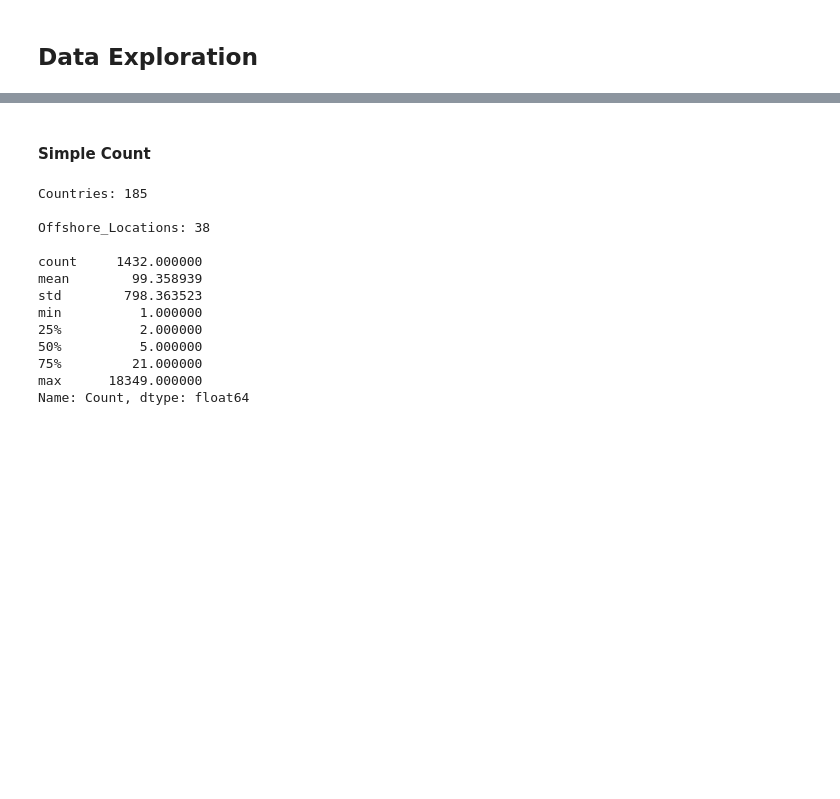
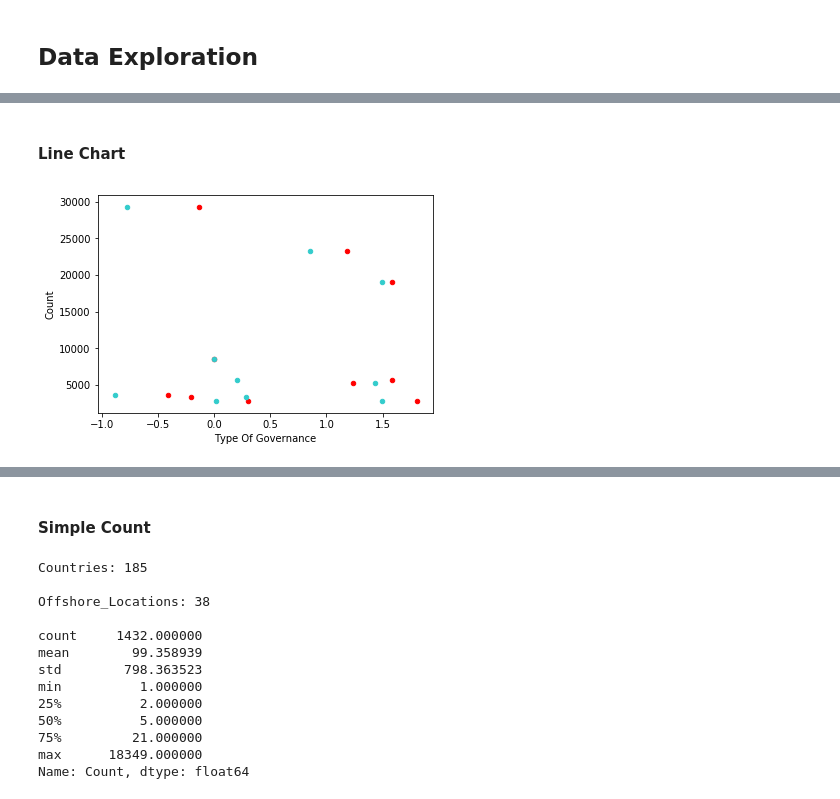
Before and after one commit to ZiaoChen/TR-Intern, a Jupyter notebook: Offshore Viz/Data Exploration.ipynb, the cells around one changed output, grey strips where cells are left out. Saved outputs shown, nothing was run; the diff lists cells and outputs as text; code cells hidden in the pictures; blank space fills up the shorter version.

```diff
--- a/Offshore Viz/Data Exploration.ipynb
+++ b/Offshore Viz/Data Exploration.ipynb
@@ -88,0 +125,8 @@ base_file_pro.head()
+# %% [markdown]
+#### Line Chart
+# %%
+a = country_file.plot(x=country_file.columns[5], y='Count',kind='scatter',color=(1,0,0))
+country_file.plot(x=country_file.columns[4], y='Count',kind='scatter',color = (0.2,0.8,0.8),ax=a)
+plt.show()
+# %% [output]
+[figure, added]
```
Also changed, not shown: parts of 10 cells of this notebook, 2 other files.
